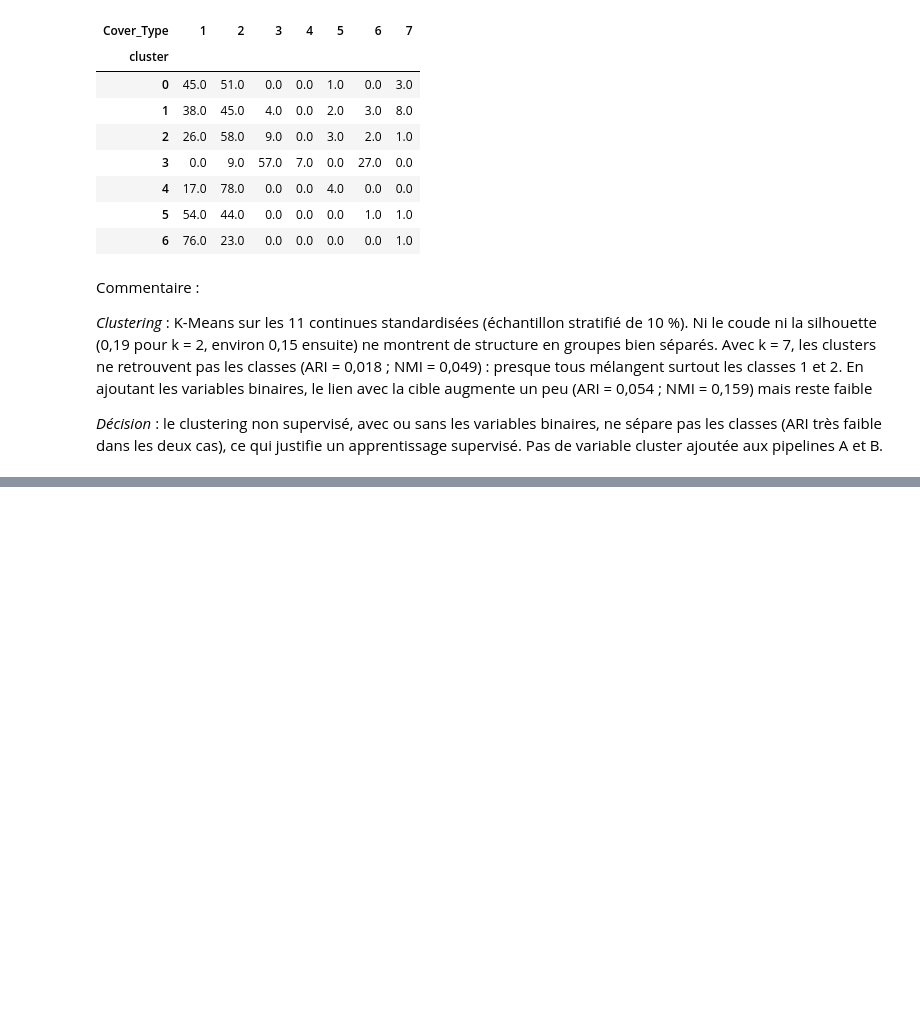
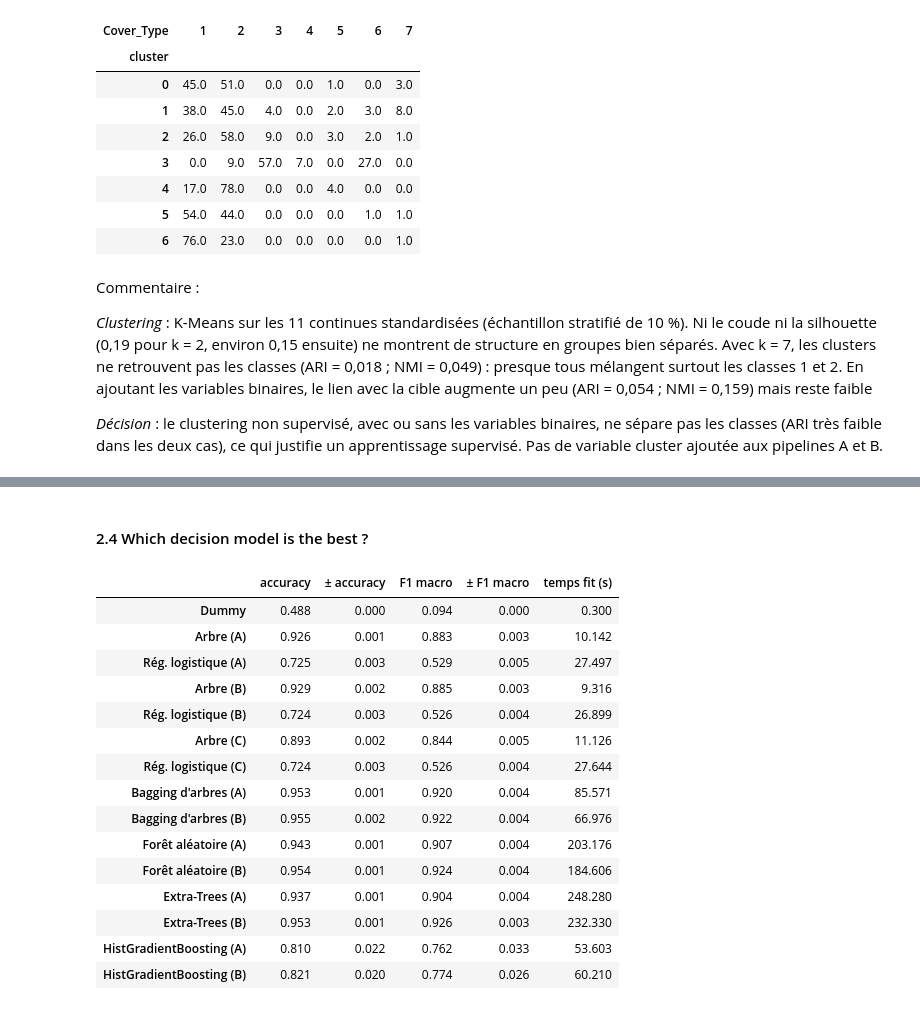
Before and after one commit to esukhee/Projet_AAA_PUJOL_SUKHEE, a Jupyter notebook: project.ipynb, the cells around one changed output, grey strips where cells are left out. Cells and saved outputs as stored; diff of their text form; code cells hidden in the pictures; blank space fills up the shorter version.

Commit message:
Part 2 : ML Baseline & Ensemble Models

```diff
--- a/project.ipynb
+++ b/project.ipynb
@@ -405,0 +473,30 @@ Commentaire :
+# %%
+from sklearn.compose import ColumnTransformer
+from sklearn.pipeline import Pipeline
+from sklearn.preprocessing import FunctionTransformer, StandardScaler
+from sklearn.linear_model import LogisticRegression
+from sklearn.tree import DecisionTreeClassifier
+
+def aspect_sincos(X):
+    rad = np.deg2rad(X["Aspect"])
+    return X.drop(columns="Aspect").assign(Aspect_sin=np.sin(rad), Aspect_cos=np.cos(rad))
+
+hillshade_cols = [c for c in cont_cols if c.startswith("Hillshade")]
+roads = "Horizontal_Distance_To_Roadways"
+a_scaler = [c for c in cont_cols if c != "Aspect"]           # continues à standardiser (sans Aspect)
+b_scaler = [c for c in a_scaler if c not in hillshade_cols]
+c_scaler = [c for c in a_scaler if c != roads]
+
+def make_pipeline_(model, variante="A", scale=True):
+    cols_scale = {"A": a_scaler, "B": b_scaler, "C": c_scaler}[variante]
+    a_retirer = {"A": [], "B": hillshade_cols, "C": [roads]}[variante]
+    prep = ColumnTransformer(
+        [("scale", StandardScaler() if scale else "passthrough", cols_scale)]
+        + ([("retirer", "drop", a_retirer)] if a_retirer else []),
+        remainder="passthrough")                              # binaires + Aspect_sin/cos inchangées
+    return Pipeline([("aspect", FunctionTransformer(aspect_sincos)), ("prep", prep), ("model", model)])
+
+for v in ("A", "B", "C"):
+    resultats.loc[f"Arbre ({v})"] = evaluer_cv(make_pipeline_(DecisionTreeClassifier(random_state=RANDOM_STATE), v, scale=False))
+    resultats.loc[f"Rég. logistique ({v})"] = evaluer_cv(make_pipeline_(LogisticRegression(max_iter=500), v))
+display(resultats)
@@ -405,0 +520,33 @@ Commentaire :
+# %% [markdown]
+#### 2.4 Which decision model is the best ?
+# %%
+from sklearn.ensemble import (BaggingClassifier, RandomForestClassifier,
+                              ExtraTreesClassifier, HistGradientBoostingClassifier)
+
+ensembles = {
+    "Bagging d'arbres": lambda: BaggingClassifier(DecisionTreeClassifier(), n_estimators=10, random_state=RANDOM_STATE),
+    "Forêt aléatoire": lambda: RandomForestClassifier(n_estimators=100, random_state=RANDOM_STATE),
+    "Extra-Trees": lambda: ExtraTreesClassifier(n_estimators=100, random_state=RANDOM_STATE),
+    "HistGradientBoosting": lambda: HistGradientBoostingClassifier(random_state=RANDOM_STATE),
+}
+for nom, mk in ensembles.items():
+    for v in ("A", "B"):                         # pipeline C abandonnée
+        resultats.loc[f"{nom} ({v})"] = evaluer_cv(make_pipeline_(mk(), v, scale=False))
+display(resultats)
+# %% [output]
+|  | accuracy | ± accuracy | F1 macro | ± F1 macro | temps fit (s) |
+| Dummy | 0.488 | 0.000 | 0.094 | 0.000 | 0.300 |
+| Arbre (A) | 0.926 | 0.001 | 0.883 | 0.003 | 10.142 |
+| Rég. logistique (A) | 0.725 | 0.003 | 0.529 | 0.005 | 27.497 |
+| Arbre (B) | 0.929 | 0.002 | 0.885 | 0.003 | 9.316 |
+| Rég. logistique (B) | 0.724 | 0.003 | 0.526 | 0.004 | 26.899 |
+| Arbre (C) | 0.893 | 0.002 | 0.844 | 0.005 | 11.126 |
+| Rég. logistique (C) | 0.724 | 0.003 | 0.526 | 0.004 | 27.644 |
+| Bagging d'arbres (A) | 0.953 | 0.001 | 0.920 | 0.004 | 85.571 |
+| Bagging d'arbres (B) | 0.955 | 0.002 | 0.922 | 0.004 | 66.976 |
+| Forêt aléatoire (A) | 0.943 | 0.001 | 0.907 | 0.004 | 203.176 |
+| Forêt aléatoire (B) | 0.954 | 0.001 | 0.924 | 0.004 | 184.606 |
+| Extra-Trees (A) | 0.937 | 0.001 | 0.904 | 0.004 | 248.280 |
+| Extra-Trees (B) | 0.953 | 0.001 | 0.926 | 0.003 | 232.330 |
+| HistGradientBoosting (A) | 0.810 | 0.022 | 0.762 | 0.033 | 53.603 |
+| HistGradientBoosting (B) | 0.821 | 0.020 | 0.774 | 0.026 | 60.210 |
```
Also changed, not shown: parts of 21 cells of this notebook.
